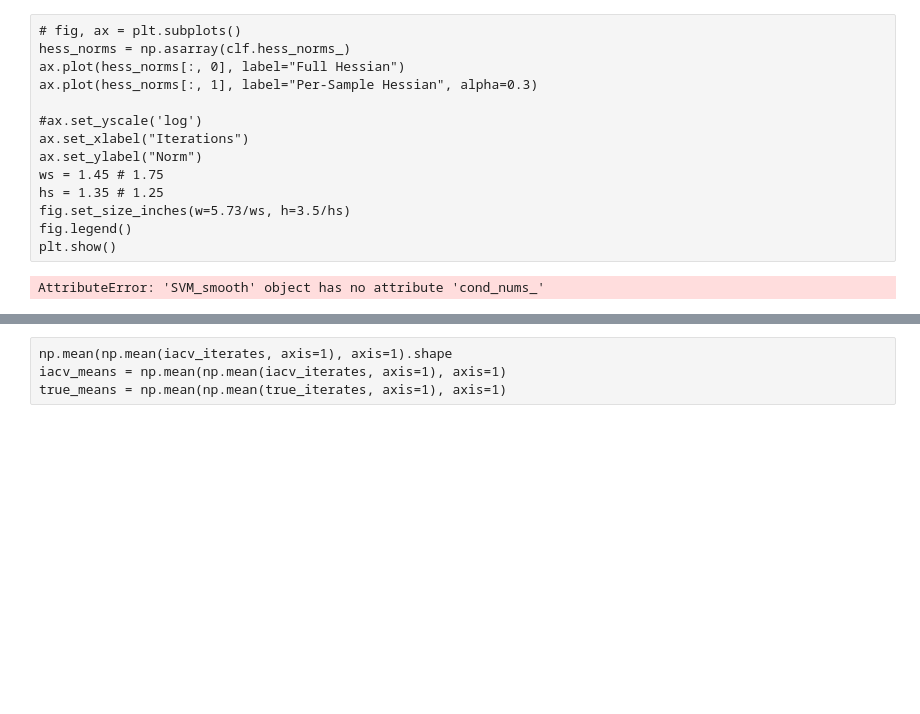
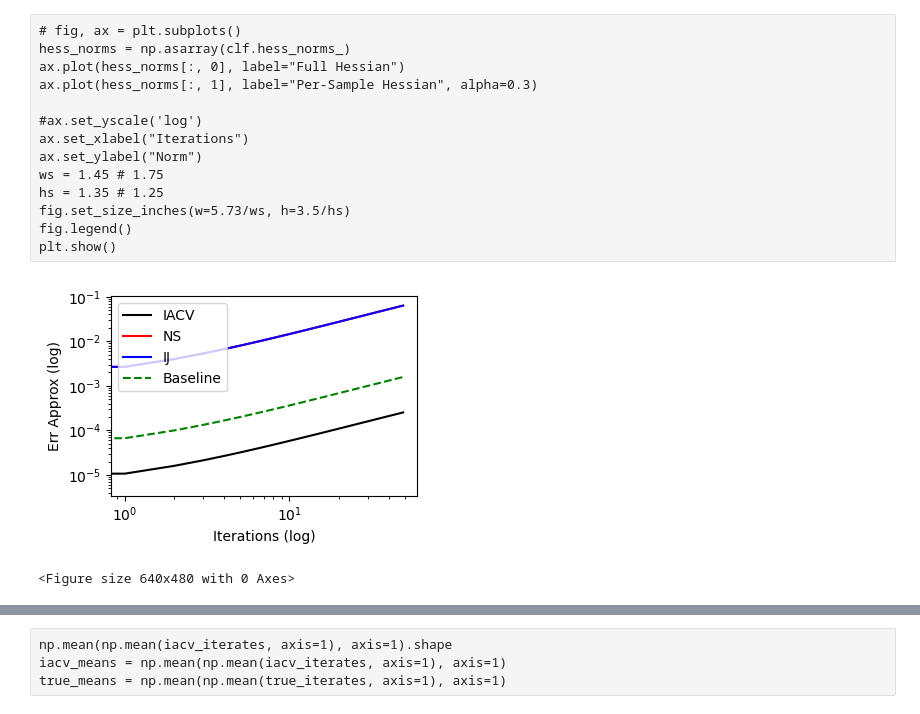
Before and after one commit to nerrma/thesis, a Jupyter notebook: svm/SVMtesting.ipynb, the cells around one changed output, grey strips where cells are left out. Drawn from its saved outputs; the diff is of its cells as text; code cells hidden in the pictures; blank space fills up the shorter version.

```diff
--- a/svm/SVMtesting.ipynb
+++ b/svm/SVMtesting.ipynb
@@ -218,25 +221,25 @@ hs = 1.35 # 1.25
 fig.set_size_inches(w=5.73/ws, h=3.5/hs)
 fig.legend()
 plt.show()
-# %%
-np.mean(clf.cond_nums_, axis=1)[np.argmax(np.mean(clf.cond_nums_, axis=1))]
-# %% [output]
-AttributeError: 'SVM_smooth' object has no attribute 'cond_nums_'
 # %%
 fig, ax = plt.subplots()
 ax.plot(clf.err_approx_["IACV"], label="IACV", c='black')
-#ax.plot(clf.err_approx_["NS"], label="NS", c='red', linestyle="--")
+ax.plot(clf.err_approx_["NS"], label="NS", c='red')
+ax.plot(clf.err_approx_["IJ"], label="IJ", c='blue')
 ax.plot(clf.err_approx_["baseline"], label="Baseline", c='green', linestyle="--")
 ax.set_yscale('log')
 ax.set_xscale('log')
 ax.set_xlabel("Iterations (log)")
 ax.set_ylabel("Err Approx (log)")
 ax.legend()
 ws = 1.45 # 1.75
 hs = 1.35 # 1.25
 fig.set_size_inches(w=5.73/ws, h=3.5/hs)
 plt.show()
-plt.savefig('svm_convergence_err_approx_controlled.pgf', bbox_inches='tight', pad_inches=0)
+plt.savefig('svm_convergence_err_approx_comb.pgf', bbox_inches='tight', pad_inches=0)
+# %% [output]
+[figure, added]
+<Figure size 640x480 with 0 Axes>
 # %%
 fig, ax = plt.subplots()
 ax.plot(clf.err_cv_["IACV"], label="IACV", c='black')
```
Also changed, not shown: parts of 19 cells of this notebook, 4 other files.
